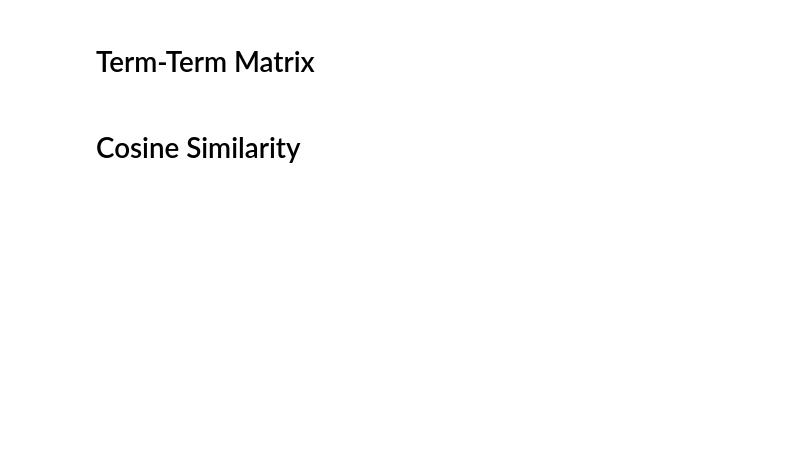
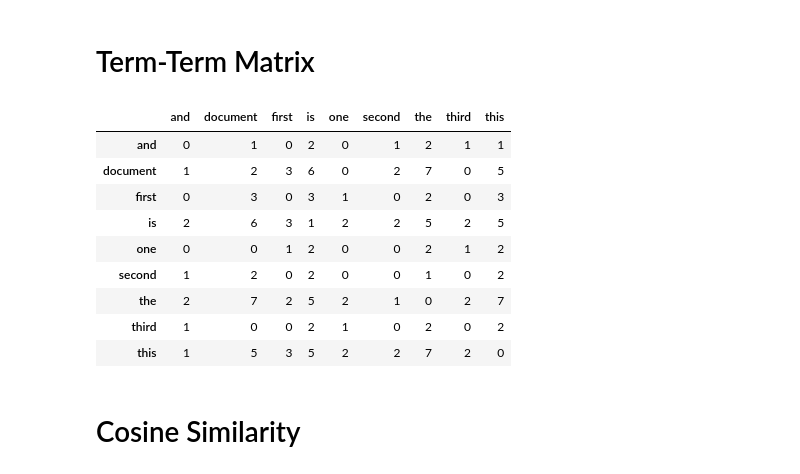
Before and after one commit to ben300694/word-embeddings, a Jupyter notebook: exercises/03_frequency_methods.ipynb, the cells around one changed output. Cells and saved outputs as stored; diff of their text form; code cells hidden in the pictures; blank space fills up the shorter version.

```diff
--- a/exercises/03_frequency_methods.ipynb
+++ b/exercises/03_frequency_methods.ipynb
@@ -24,0 +39,18 @@ AttributeError: 'CountVectorizer' object has no attribute 'get_feature_names_out
+# %%
+documents = [
+    "This is the first document.",
+    "This document is the second document, the best document.",
+    "And this is the third one.",
+    "Is this the first document?",
+]
+
+vectorizer = CountVectorizer(ngram_range=(1, 2))
+X = vectorizer.fit_transform(documents)
+
+df = pd.DataFrame(
+    X.T.todense(),
+    index=vectorizer.get_feature_names_out(),
+    columns=[n for n in documents],
+)
+
+df
@@ -63,12 +114,25 @@ def term_term_matrix(documents, window_size):
 
     return df
 # %%
-documents = ["This is the first document.",
-             "This document is the second document.",
-             "And this is the third one.",
-             "Is this the first document?"]
+documents = [
+    "This is the first document.",
+    "This document is the second document.",
+    "And this is the third one.",
+    "Is this the first document?",
+]
 
 term_term_matrix(documents, 4)
+# %% [output]
+|  | and | document | first | is | one | second | the | third | this |
+| and | 0 | 1 | 0 | 2 | 0 | 1 | 2 | 1 | 1 |
+| document | 1 | 2 | 3 | 6 | 0 | 2 | 7 | 0 | 5 |
+| first | 0 | 3 | 0 | 3 | 1 | 0 | 2 | 0 | 3 |
+| is | 2 | 6 | 3 | 1 | 2 | 2 | 5 | 2 | 5 |
+| one | 0 | 0 | 1 | 2 | 0 | 0 | 2 | 1 | 2 |
+| second | 1 | 2 | 0 | 2 | 0 | 0 | 1 | 0 | 2 |
+| the | 2 | 7 | 2 | 5 | 2 | 1 | 0 | 2 | 7 |
+| third | 1 | 0 | 0 | 2 | 1 | 0 | 2 | 0 | 2 |
+| this | 1 | 5 | 3 | 5 | 2 | 2 | 7 | 2 | 0 |
 # %% [markdown]
 # Cosine Similarity
 # %%
```
Also changed, not shown: parts of 15 cells of this notebook, 1 other file.
